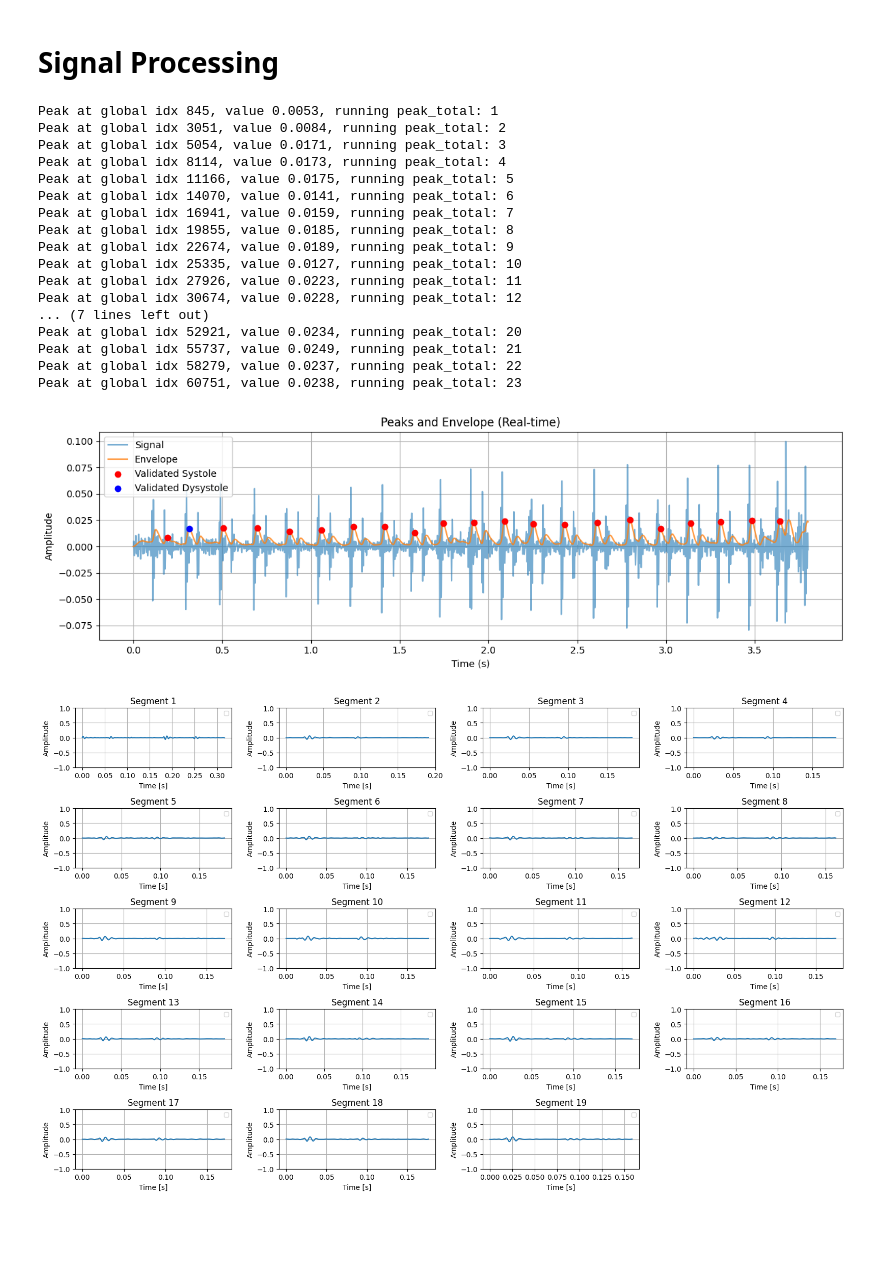
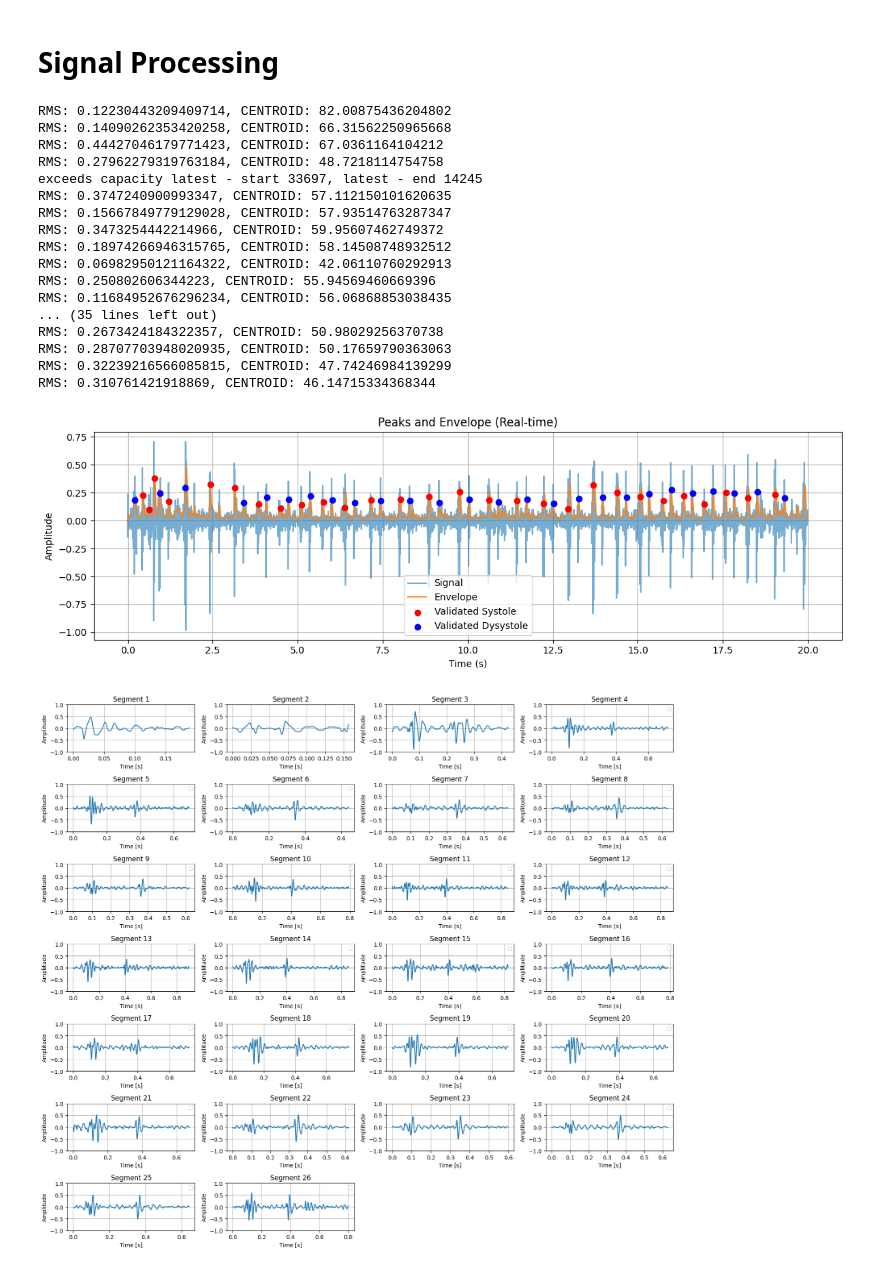
Before and after one commit to Sol455/nrf-wearable-cardiac-auscultation, a Jupyter notebook: python_dsp/hs_analysis.ipynb, the cells around one changed output. Saved outputs shown, nothing was run; the diff lists cells and outputs as text; code cells hidden in the pictures; blank space fills up the shorter version.

```diff
--- a/python_dsp/hs_analysis.ipynb
+++ b/python_dsp/hs_analysis.ipynb
@@ -69,7 +69,7 @@ class DSPConfig:
     cls_tol: float = 0.15
 
     #Analysis window size
-    anl_w_size: int = 640
+    anl_w_size: int = 512
 
 
 cfg = DSPConfig()
@@ -187,51 +187,51 @@ def process_block(block, fs):
     abs_block = np.abs(filtered_signal)
     envelope, lp_zi = sosfilt(sos_lowpass, abs_block, zi=lp_zi)
     debug_envelope.append(envelope.copy())
 
     # 3. Peak detection and validation in preparation for cardiac windowing
     block_absolute_start = slab_buffer.absolute_sample_index - slab_buffer.block_size
     #print(f"Block start absolute idx: {block_absolute_start}")
 
     for i, sample in enumerate(envelope):
         abs_idx_of_sample = block_absolute_start + i
         peak_validator.update()
         peak_message = cardiac_cycle_peak_detector.update(sample, abs_idx_of_sample, abs_idx_of_sample)
 
         if (peak_message):
             debug_peak_counter += 1
-            print(f"Peak at global idx {peak_message['global_index']}, value {peak_message['value']:.4f}, running peak_total: {debug_peak_counter}")
+            #print(f"Peak at global idx {peak_message['global_index']}, value {peak_message['value']:.4f}, running peak_total: {debug_peak_counter}")
             # f"value: {peak_message['value']:.4f}")
             peak_validator.notify_peak(peak_message)
 
     # 4. Create cardiac cycle windows based on Systolic periodså
     peak_processor.process_peak_events(peak_queue, slab_buffer, cfg.pp_pre_sample_r, cfg.pp_min_pre_samples, cfg.pp_max_pre_samples)
 
 #read_wav_blocks("./data/circore/33151_MV.WAV", block_size_samples=1600, process_block_fn=process_block)
-read_wav_blocks("./data/tri_00000001.WAV", block_size_samples=1600, process_block_fn=process_block)
+read_wav_blocks("./data/tri0.WAV", block_size_samples=1600, process_block_fn=process_block)
 plot_debug_audio_and_peaks(debug_audio_blocks, debug_global_peaks, debug_envelope, debug_energies, file_loc="./output/discarded.png")
 plot_audio_windows(debug_window_queue, y_lim=1)
 plot_STE_windows(debug_ste_window_queue, debug_ste_peaks_queue, y_lim=None)
 plot_audio_windows(debug_window_queue, debug_audio_peaks, y_lim=None)
 plot_fft_overlay(debug_window_events)
 plot_rms_vs_event(debug_window_events, y_lim = 1)
 plot_rms_distribution(debug_window_events)
 # %% [output]
-Peak at global idx 845, value 0.0053, running peak_total: 1
-Peak at global idx 3051, value 0.0084, running peak_total: 2
-Peak at global idx 5054, value 0.0171, running peak_total: 3
-Peak at global idx 8114, value 0.0173, running peak_total: 4
-Peak at global idx 11166, value 0.0175, running peak_total: 5
-Peak at global idx 14070, value 0.0141, running peak_total: 6
-Peak at global idx 16941, value 0.0159, running peak_total: 7
-Peak at global idx 19855, value 0.0185, running peak_total: 8
-Peak at global idx 22674, value 0.0189, running peak_total: 9
-Peak at global idx 25335, value 0.0127, running peak_total: 10
-Peak at global idx 27926, value 0.0223, running peak_total: 11
-Peak at global idx 30674, value 0.0228, running peak_total: 12
-... (7 lines left out)
-Peak at global idx 52921, value 0.0234, running peak_total: 20
-Peak at global idx 55737, value 0.0249, running peak_total: 21
-Peak at global idx 58279, value 0.0237, running peak_total: 22
-Peak at global idx 60751, value 0.0238, running peak_total: 23
+RMS: 0.12230443209409714, CENTROID: 82.00875436204802
+RMS: 0.14090262353420258, CENTROID: 66.31562250965668
+RMS: 0.44427046179771423, CENTROID: 67.0361164104212
+RMS: 0.27962279319763184, CENTROID: 48.7218114754758
+exceeds capacity latest - start 33697, latest - end 14245
+RMS: 0.3747240900993347, CENTROID: 57.112150101620635
+RMS: 0.15667849779129028, CENTROID: 57.93514763287347
+RMS: 0.3473254442214966, CENTROID: 59.95607462749372
+RMS: 0.18974266946315765, CENTROID: 58.14508748932512
+RMS: 0.06982950121164322, CENTROID: 42.06110760292913
+RMS: 0.250802606344223, CENTROID: 55.94569460669396
+RMS: 0.11684952676296234, CENTROID: 56.06868853038435
+... (35 lines left out)
+RMS: 0.2673424184322357, CENTROID: 50.98029256370738
+RMS: 0.28707703948020935, CENTROID: 50.17659790363063
+RMS: 0.32239216566085815, CENTROID: 47.74246984139299
+RMS: 0.310761421918869, CENTROID: 46.14715334368344
-[figure, old version]
+[figure, new version]
-[figure, old version]
+[figure, new version]
```
Also changed, not shown: parts of 1 cell of this notebook, 1 other file.
